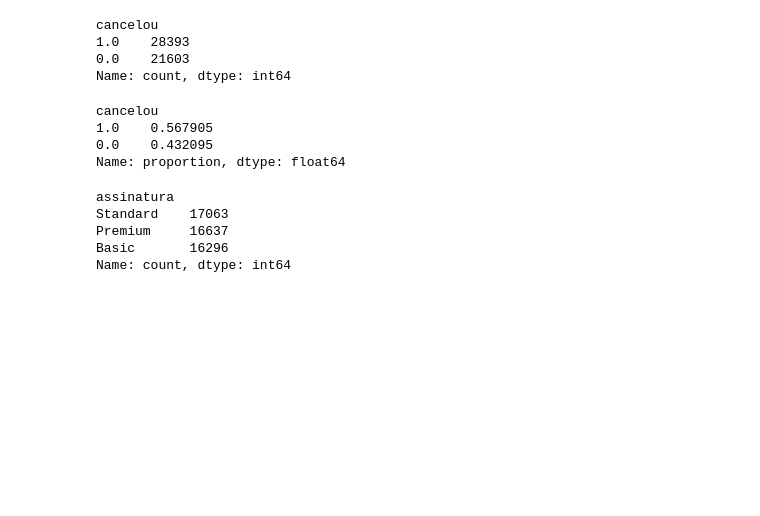
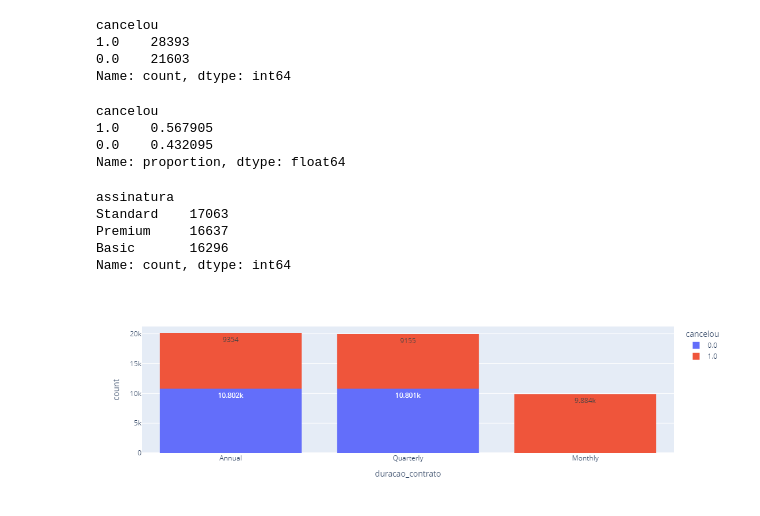
Before and after one commit to antoniobiasotti/hashtag2025, a Jupyter notebook: notebooks/inicial.ipynb, the cells around one changed output. Drawn from its saved outputs; the diff is of its cells as text; code cells hidden in the pictures; blank space fills up the shorter version.

```diff
--- a/notebooks/inicial.ipynb
+++ b/notebooks/inicial.ipynb
@@ -125,3 +125,8 @@ Standard    17063
 Premium     16637
 Basic       16296
 Name: count, dtype: int64
+# %%
+grafico = px.histogram(tabela, x="duracao_contrato", color="cancelou", text_auto=True)
+grafico.show()
+# %% [output]
+[figure, added]
```
Also changed, not shown: parts of 3 cells of this notebook.
